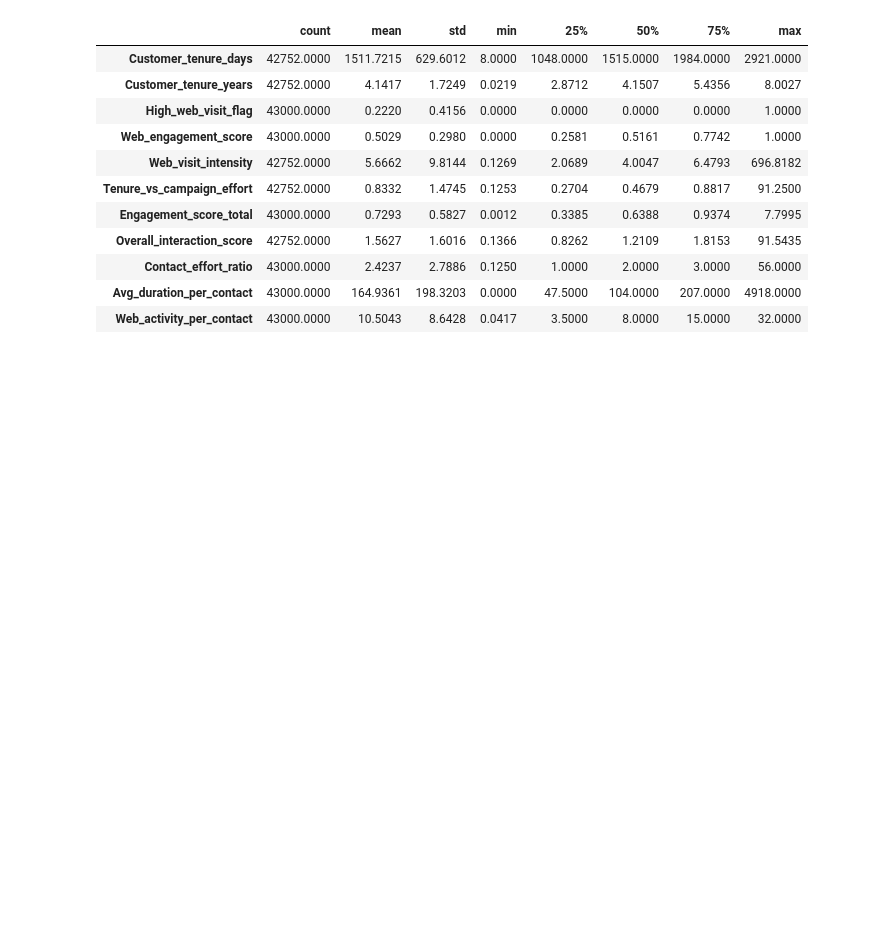
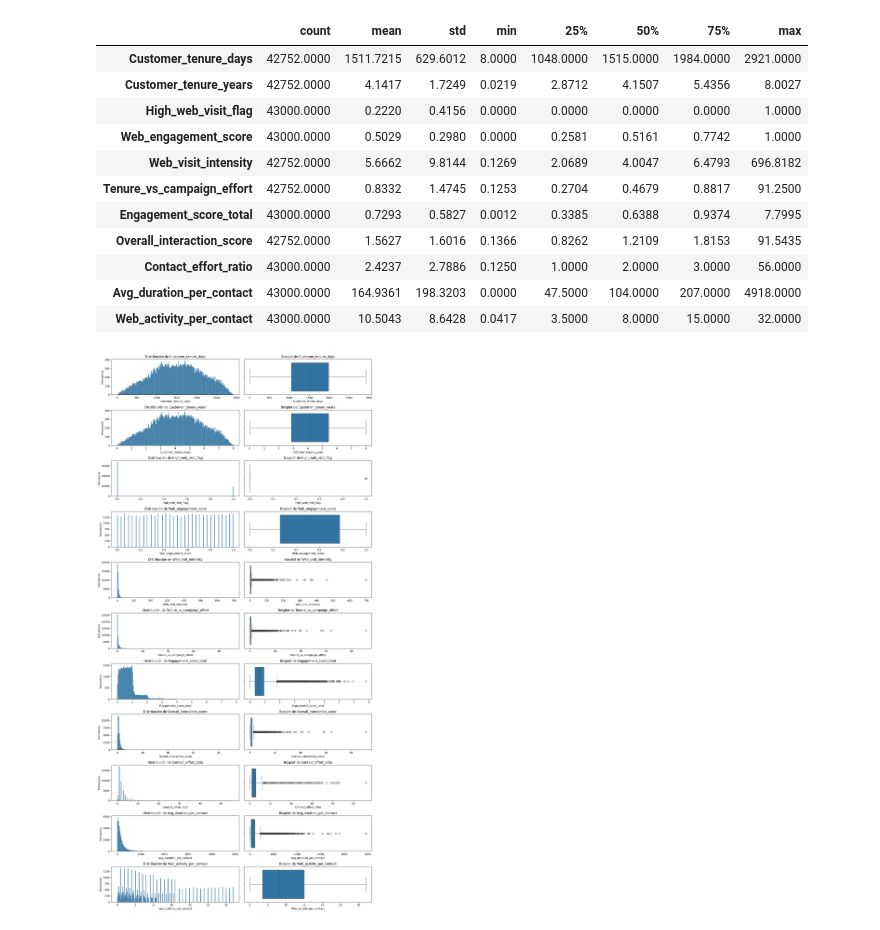
Before and after one commit to danielamichellod/analisis_marketing, a Jupyter notebook: Jupyters_notebook/metricas_datasetsmerged.ipynb, the cells around one changed output. Saved outputs shown, nothing was run; the diff lists cells and outputs as text; code cells hidden in the pictures; blank space fills up the shorter version.

```diff
--- a/Jupyters_notebook/metricas_datasetsmerged.ipynb
+++ b/Jupyters_notebook/metricas_datasetsmerged.ipynb
@@ -132,3 +145,7 @@ df_metricas.describe().T
 | Contact_effort_ratio | 43000.0000 | 2.4237 | 2.7886 | 0.1250 | 1.0000 | 2.0000 | 3.0000 | 56.0000 |
 | Avg_duration_per_contact | 43000.0000 | 164.9361 | 198.3203 | 0.0000 | 47.5000 | 104.0000 | 207.0000 | 4918.0000 |
 | Web_activity_per_contact | 43000.0000 | 10.5043 | 8.6428 | 0.0417 | 3.5000 | 8.0000 | 15.0000 | 32.0000 |
+# %%
+sv.subplot_col_num(df_metricas, df_metricas.columns)
+# %% [output]
+[figure, added]
```
Also changed, not shown: parts of 12 cells of this notebook, 3 other files.
